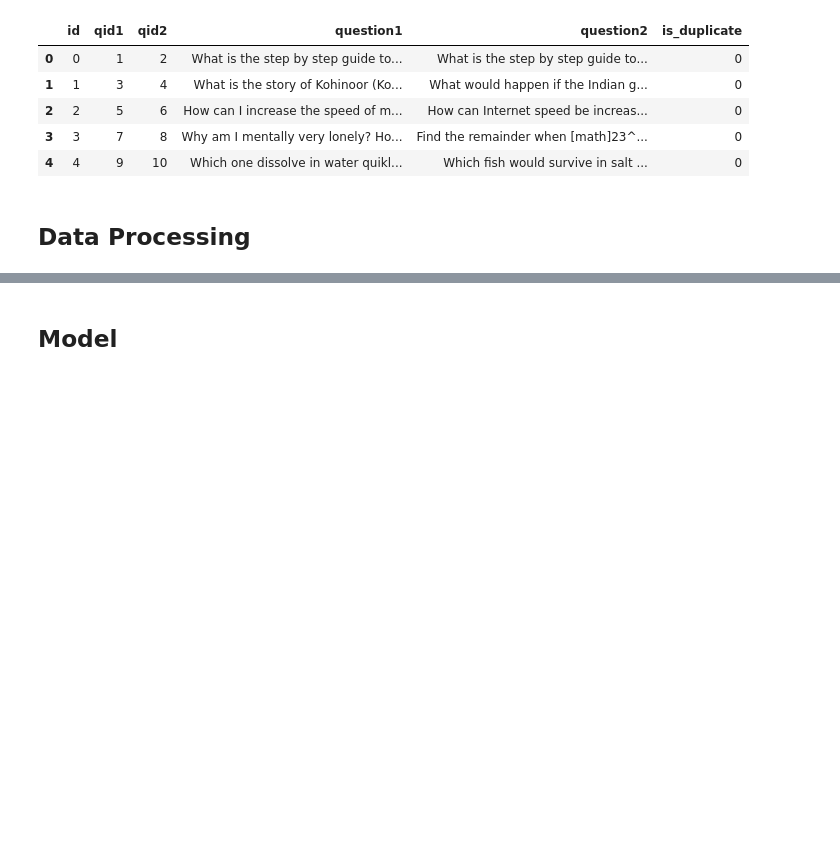
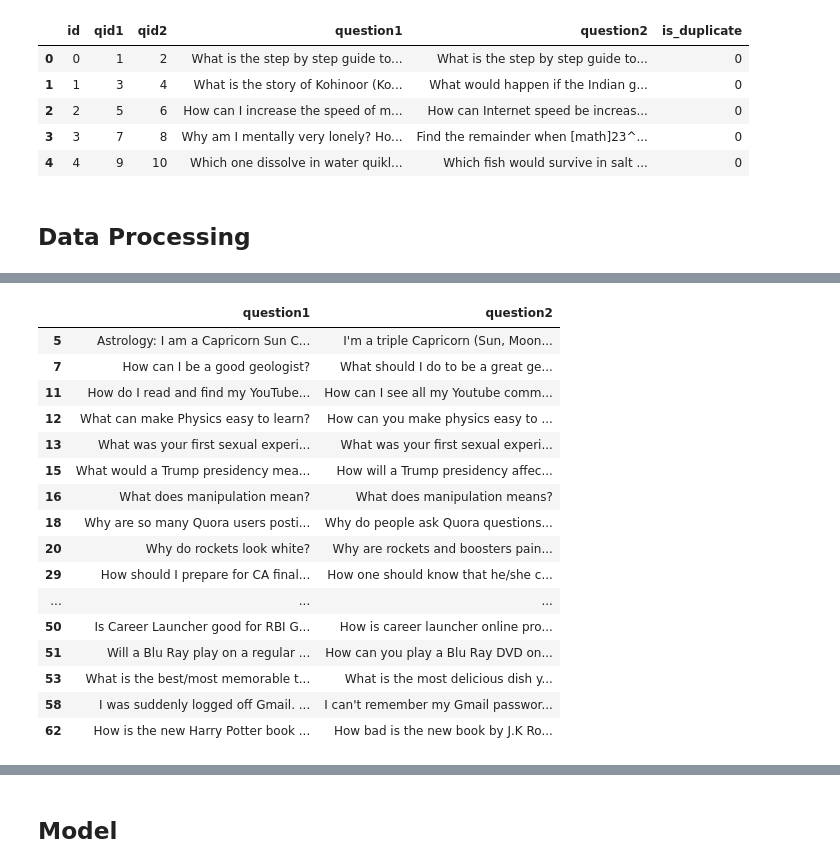
Before and after one commit to Weenkus/quora-questions-pairs-kaggle, a Jupyter notebook: notebooks/model_exploration.ipynb, the cells around one changed output, grey strips where cells are left out. Saved outputs shown, nothing was run; the diff lists cells and outputs as text; code cells hidden in the pictures; blank space fills up the shorter version.

```diff
--- a/notebooks/model_exploration.ipynb
+++ b/notebooks/model_exploration.ipynb
@@ -69,3 +71,23 @@ train.head()
 | 2 | 2 | 5 | 6 | How can I increase the speed of m... | How can Internet speed be increas... | 0 | 0.363636 |
 | 3 | 3 | 7 | 8 | Why am I mentally very lonely? Ho... | Find the remainder when [math]23^... | 0 | 0.000000 |
 | 4 | 4 | 9 | 10 | Which one dissolve in water quikl... | Which fish would survive in salt ... | 0 | 0.000000 |
+# %%
+train[train['is_duplicate']==1][:20][['question1', 'question2']]
+# %% [output]
+|  | question1 | question2 |
+| 5 | Astrology: I am a Capricorn Sun C... | I'm a triple Capricorn (Sun, Moon... |
+| 7 | How can I be a good geologist? | What should I do to be a great ge... |
+| 11 | How do I read and find my YouTube... | How can I see all my Youtube comm... |
+| 12 | What can make Physics easy to learn? | How can you make physics easy to ... |
+| 13 | What was your first sexual experi... | What was your first sexual experi... |
+| 15 | What would a Trump presidency mea... | How will a Trump presidency affec... |
+| 16 | What does manipulation mean? | What does manipulation means? |
+| 18 | Why are so many Quora users posti... | Why do people ask Quora questions... |
+| 20 | Why do rockets look white? | Why are rockets and boosters pain... |
+| 29 | How should I prepare for CA final... | How one should know that he/she c... |
+| ... | ... | ... |
+| 50 | Is Career Launcher good for RBI G... | How is career launcher online pro... |
+| 51 | Will a Blu Ray play on a regular ... | How can you play a Blu Ray DVD on... |
+| 53 | What is the best/most memorable t... | What is the most delicious dish y... |
+| 58 | I was suddenly logged off Gmail. ... | I can't remember my Gmail passwor... |
+| 62 | How is the new Harry Potter book ... | How bad is the new book by J.K Ro... |
```
Also changed, not shown: parts of 28 cells of this notebook.
